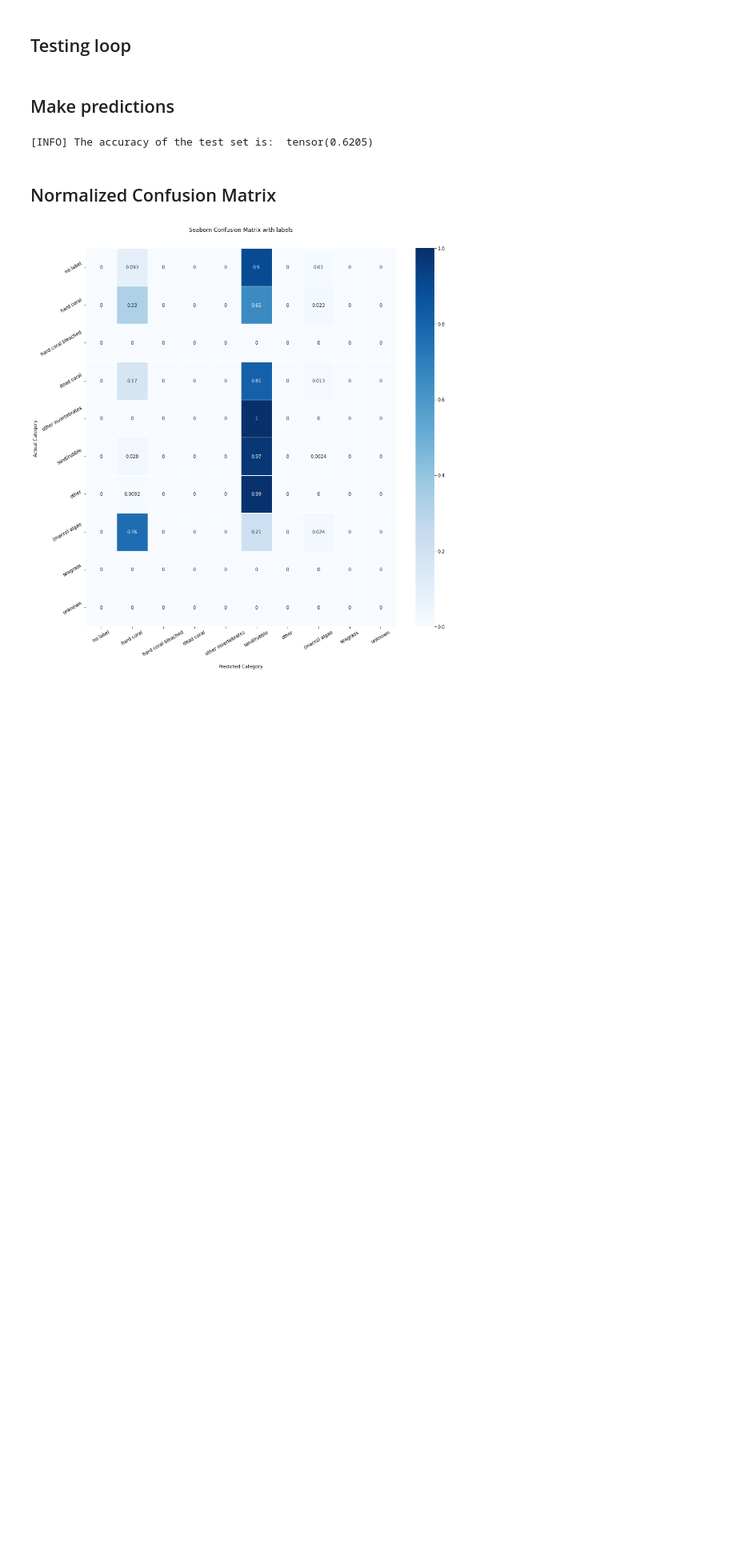
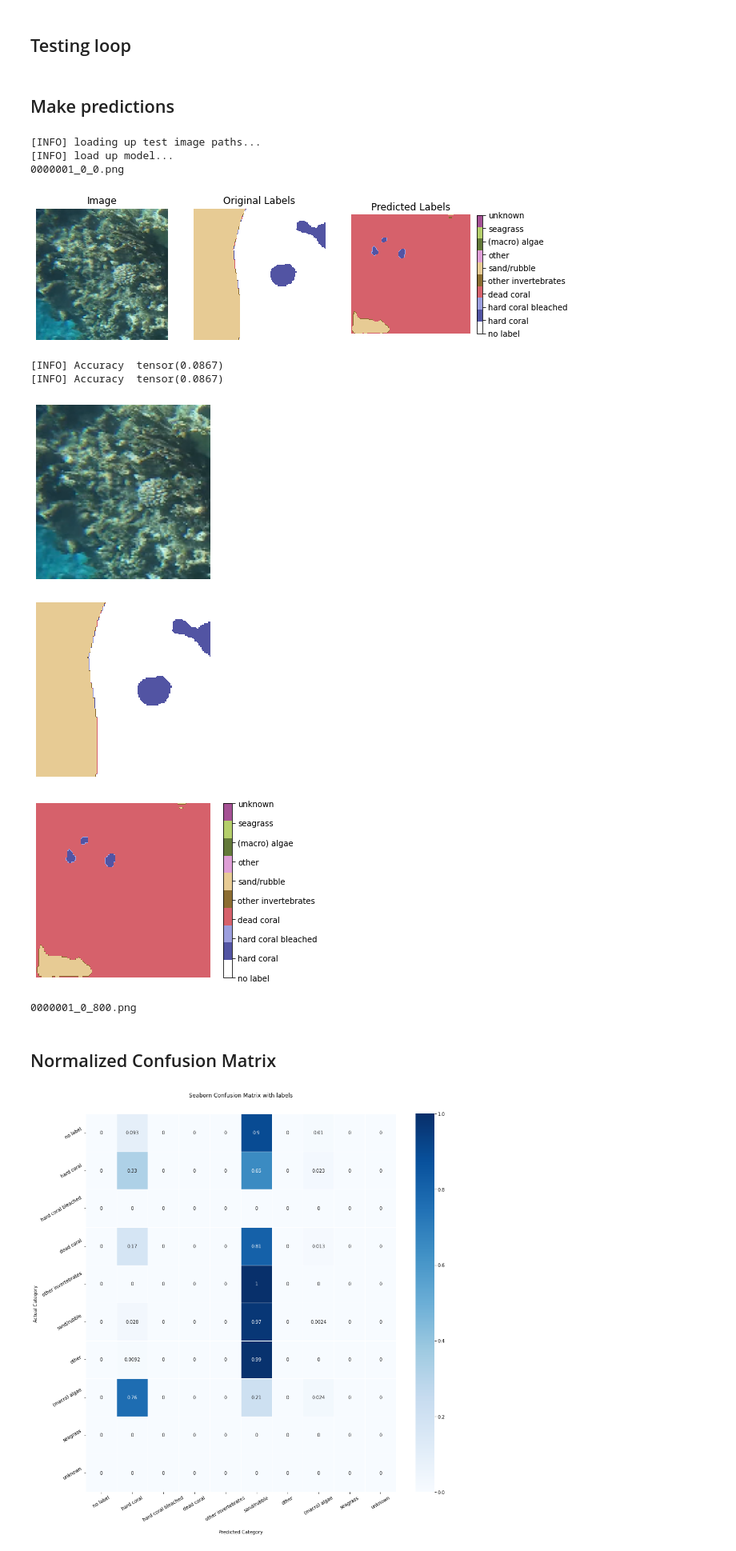
Before and after one commit to javander13/Thesis, a Jupyter notebook: src/model/inference/inference.ipynb, the cells around one changed output. Shown at 80% size. Cells and saved outputs as stored; diff of their text form; code cells hidden in the pictures; blank space fills up the shorter version.

```diff
--- a/src/model/inference/inference.ipynb
+++ b/src/model/inference/inference.ipynb
@@ -168,7 +168,7 @@ directory = '/data/jantina/data/CoralNet/inference/images/'+scene
 
 # load our model from disk and flash it to the current device
 print("[INFO] load up model...")
-#unet = torch.load("/data/jantina/data/CoralNet/dataset/small/output/unet.pth").to(config.DEVICE)
+unet = torch.load("/data/jantina/data/CoralNet/dataset/small/output/unet.pth").to(config.DEVICE)
 #unet = torch.load("/data/jantina/data/CoralNet/dataset/medium/output/unet.pth").to(config.DEVICE)
 #unet = torch.load(config.MODEL_PATH).to(config.DEVICE)
 #unet = torch.load("/data/jantina/data/CoralNet/dataset/output_dense/unet.pth").to(config.DEVICE)
@@ -184,37 +184,46 @@ countacc = 0
 for path in os.listdir(directory):
     print(path)
     imagePath = os.path.join(directory, path)
     image, gtLabel, predLabel = make_predictions(unet, imagePath)
 
     conf += np.array(confmat(predLabel, gtLabel.squeeze()))
 
     if torch.sum(gtLabel)!=0:
         countacc += 1
         totalaccu += acc(predLabel, gtLabel)
 
     plt.imshow(unnormalize(image[0]).cpu().detach().permute(1, 2, 0))
     plt.axis('off')
     plt.show()
 
     plt.imshow(gtLabel.numpy(),
                cmap = cmap,
                vmin=0, vmax=9)
     plt.axis('off')
     plt.show()
 
     plt.imshow(predLabel.numpy(),
                cmap = cmap,
                vmin=0, vmax=9)
 
     # add colour bar
     cbar = plt.colorbar(ticks=list(classes.keys()), fraction=0.045)
     cbar.ax.set_yticklabels(list(classes.values()))
     plt.axis('off')
     plt.show()
+# %% [output]
+[INFO] loading up test image paths...
+[INFO] load up model...
+0000001_0_0.png
+[figure, added]
+[INFO] Accuracy  tensor(0.0867)
+[INFO] Accuracy  tensor(0.0867)
+[figure, added]
+[figure, added]
+[figure, added]
+0000001_0_800.png
 # %%
 print("[INFO] The accuracy of the test set is: ", totalaccu/countacc)
-# %% [output]
-[INFO] The accuracy of the test set is:  tensor(0.6205)
 # %% [markdown]
 ## Normalized Confusion Matrix
 # %%
```
Also changed, not shown: 11 other files.
